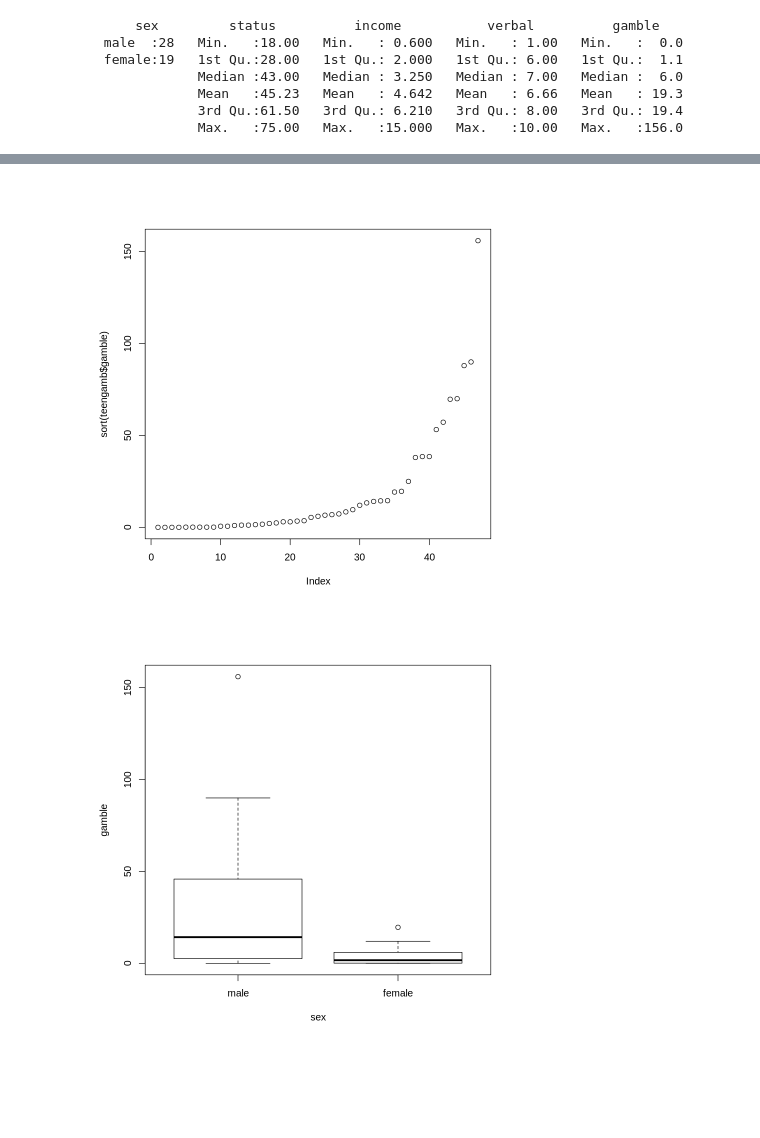
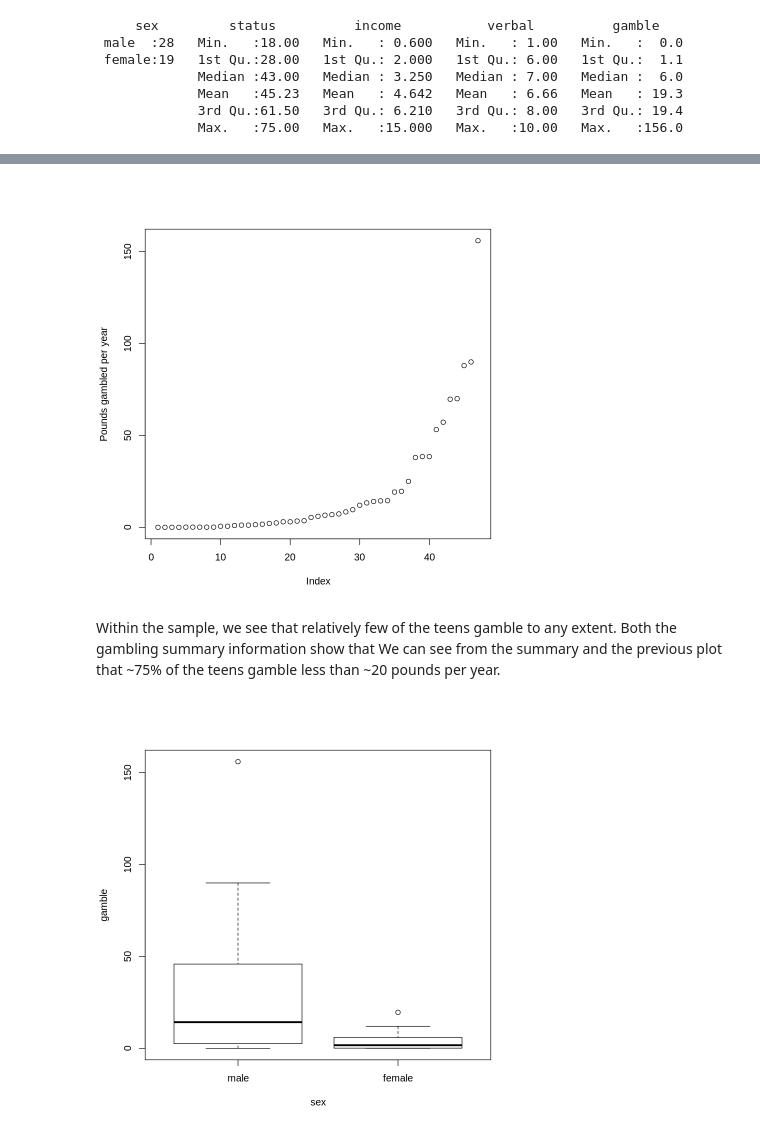
Before and after one commit to j-buss/Linear_Models_with_R, a Jupyter notebook: Chapter_01/Chapter_01_Exercises.ipynb, the cells around one changed output, grey strips where cells are left out. Saved outputs shown, nothing was run; the diff lists cells and outputs as text; code cells hidden in the pictures; blank space fills up the shorter version.

```diff
--- a/Chapter_01/Chapter_01_Exercises.ipynb
+++ b/Chapter_01/Chapter_01_Exercises.ipynb
@@ -48,7 +52,9 @@ hist(teengamb$verbal)
 # %%
-plot(sort(teengamb$gamble))
+plot(sort(teengamb$gamble), ylab="Pounds gambled per year", main="")
 # %% [output]
-[figure, old version]
+[figure, new version]
+# %% [markdown]
+Within the sample, we see that relatively few of the teens gamble to any extent. Both the gambling summary information show that We can see from the summary and the previous plot that ~75% of the teens gamble less than ~20 pounds per year.
 # %%
 plot(gamble ~ sex, teengamb)
 # %% [output]
```
Also changed, not shown: parts of 15 cells of this notebook.
